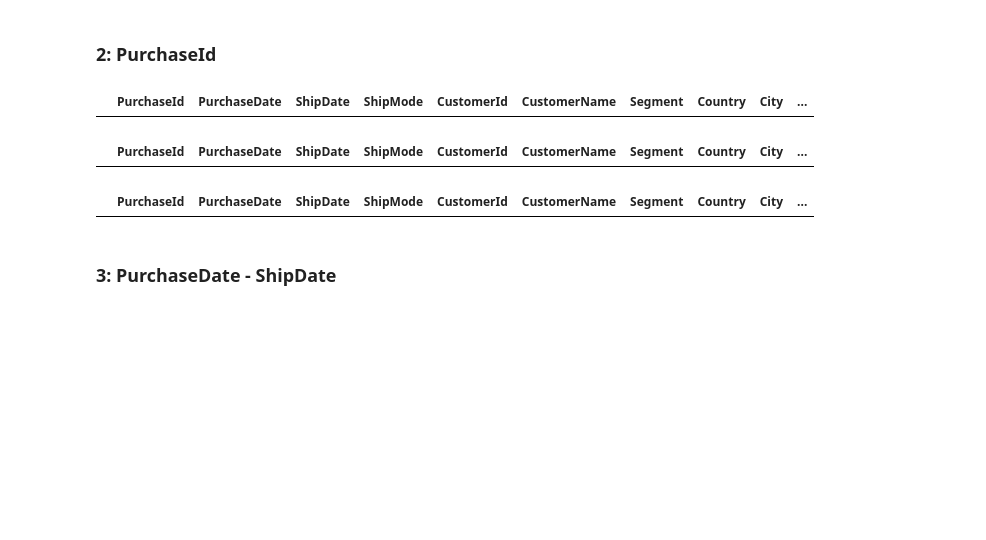
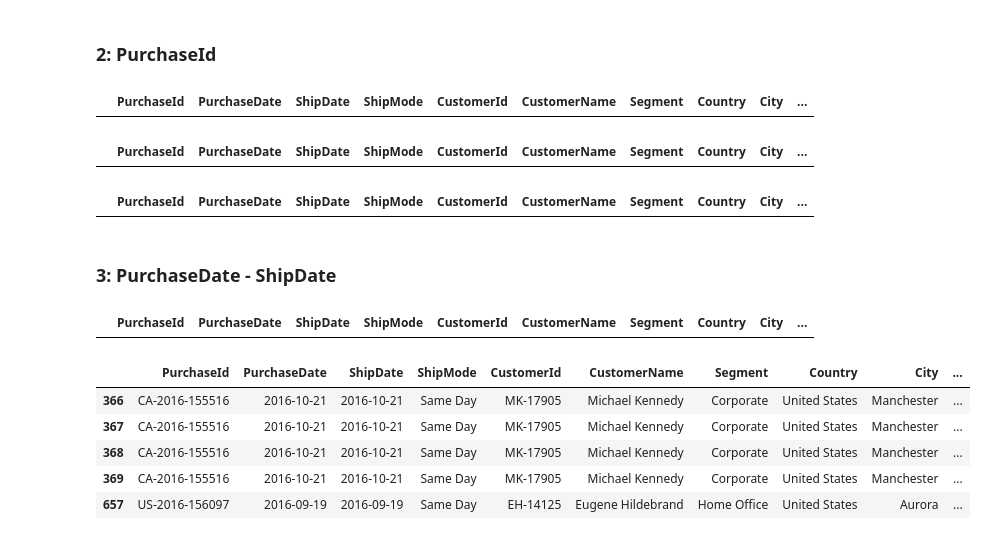
Before and after one commit to airsahin/BI-Analysis-ECommerce, a Jupyter notebook: EComProject.ipynb, the cells around one changed output. Drawn from its saved outputs; the diff is of its cells as text; code cells hidden in the pictures; blank space fills up the shorter version.

Commit message:
Reviewed and Updated Data Columns
Features: PurchaseDate, ShipDate, ShipMode, CustomerId and CustomerName Columns.

```diff
--- a/EComProject.ipynb
+++ b/EComProject.ipynb
@@ -254,3 +258,22 @@ df[~df['PurchaseId'].str.contains(r'-20\d{2}-')]
 |  | PurchaseId | PurchaseDate | ShipDate | ShipMode | CustomerId | CustomerName | Segment | Country | City | ... |
 # %% [markdown]
 ### 3: PurchaseDate - ShipDate<a id="3"></a>
+# %%
+# ensure that the PurchaseDate is always earlier than the ShipDate
+
+df[df['PurchaseDate'] > df['ShipDate']]
+# %% [output]
+|  | PurchaseId | PurchaseDate | ShipDate | ShipMode | CustomerId | CustomerName | Segment | Country | City | ... |
+# %%
+# check entries where OrderDate and ShipDate is same
+
+df_order_ship_same = df[df['PurchaseDate'] == df['ShipDate']]
+
+df_order_ship_same.head()
+# %% [output]
+|  | PurchaseId | PurchaseDate | ShipDate | ShipMode | CustomerId | CustomerName | Segment | Country | City | ... |
+| 366 | CA-2016-155516 | 2016-10-21 | 2016-10-21 | Same Day | MK-17905 | Michael Kennedy | Corporate | United States | Manchester | ... |
+| 367 | CA-2016-155516 | 2016-10-21 | 2016-10-21 | Same Day | MK-17905 | Michael Kennedy | Corporate | United States | Manchester | ... |
+| 368 | CA-2016-155516 | 2016-10-21 | 2016-10-21 | Same Day | MK-17905 | Michael Kennedy | Corporate | United States | Manchester | ... |
+| 369 | CA-2016-155516 | 2016-10-21 | 2016-10-21 | Same Day | MK-17905 | Michael Kennedy | Corporate | United States | Manchester | ... |
+| 657 | US-2016-156097 | 2016-09-19 | 2016-09-19 | Same Day | EH-14125 | Eugene Hildebrand | Home Office | United States | Aurora | ... |
```
Also changed, not shown: parts of 35 cells of this notebook.
